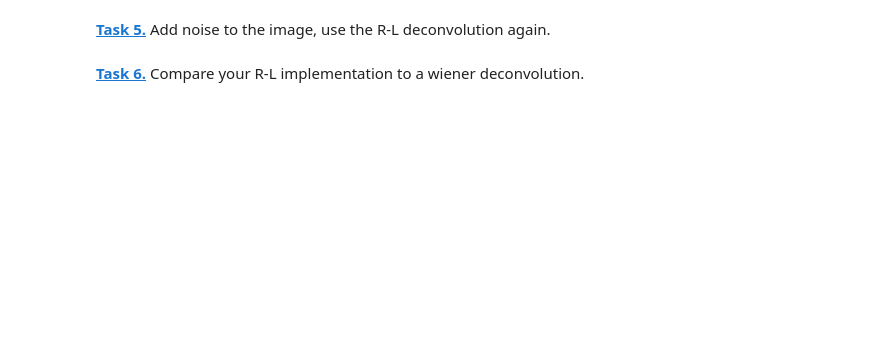
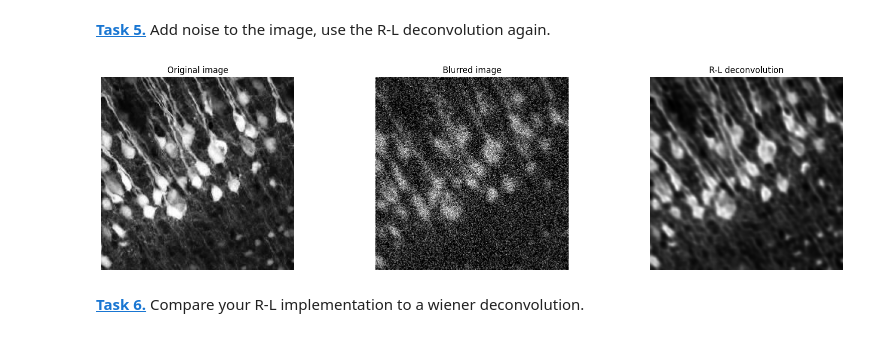
Before and after one commit to Julichxn/Mobi-fs-5-Python, a Jupyter notebook: deconvolution.ipynb, the cells around one changed output. Drawn from its saved outputs; the diff is of its cells as text; code cells hidden in the pictures; blank space fills up the shorter version.

```diff
--- a/deconvolution.ipynb
+++ b/deconvolution.ipynb
@@ -87,5 +113,27 @@ plt.show()
 noise = (np.random.normal(loc=0,size=img.shape))
 reduce_factor = 5
 noise = noise / reduce_factor
+# %%
+noise_img = newer_image + noise
+noise_img = noise_img.clip(0, 1)
+noise_image = richardson_lucy_deconvolution(newer_image=noise_img, psf=psf_new, n_iterations=60)
+
+
+plt.figure(figsize=(20,5))
+plt.subplot(1, 3, 1)
+plt.axis('off')
+plt.imshow(img, 'gray')
+plt.title('Original image')
+plt.subplot(1, 3, 2)
+plt.axis('off')
+plt.imshow(noise_img, 'gray')
+plt.title('Blurred image')
+plt.subplot(1, 3, 3)
+plt.axis('off')
+plt.imshow(noise_image, 'gray')
+plt.title('R-L deconvolution')
+plt.show()
+# %% [output]
+[figure, added]
 # %% [markdown]
 **[Task 6.]()** Compare your R-L implementation to a wiener deconvolution.
```
Also changed, not shown: parts of 8 cells of this notebook.
